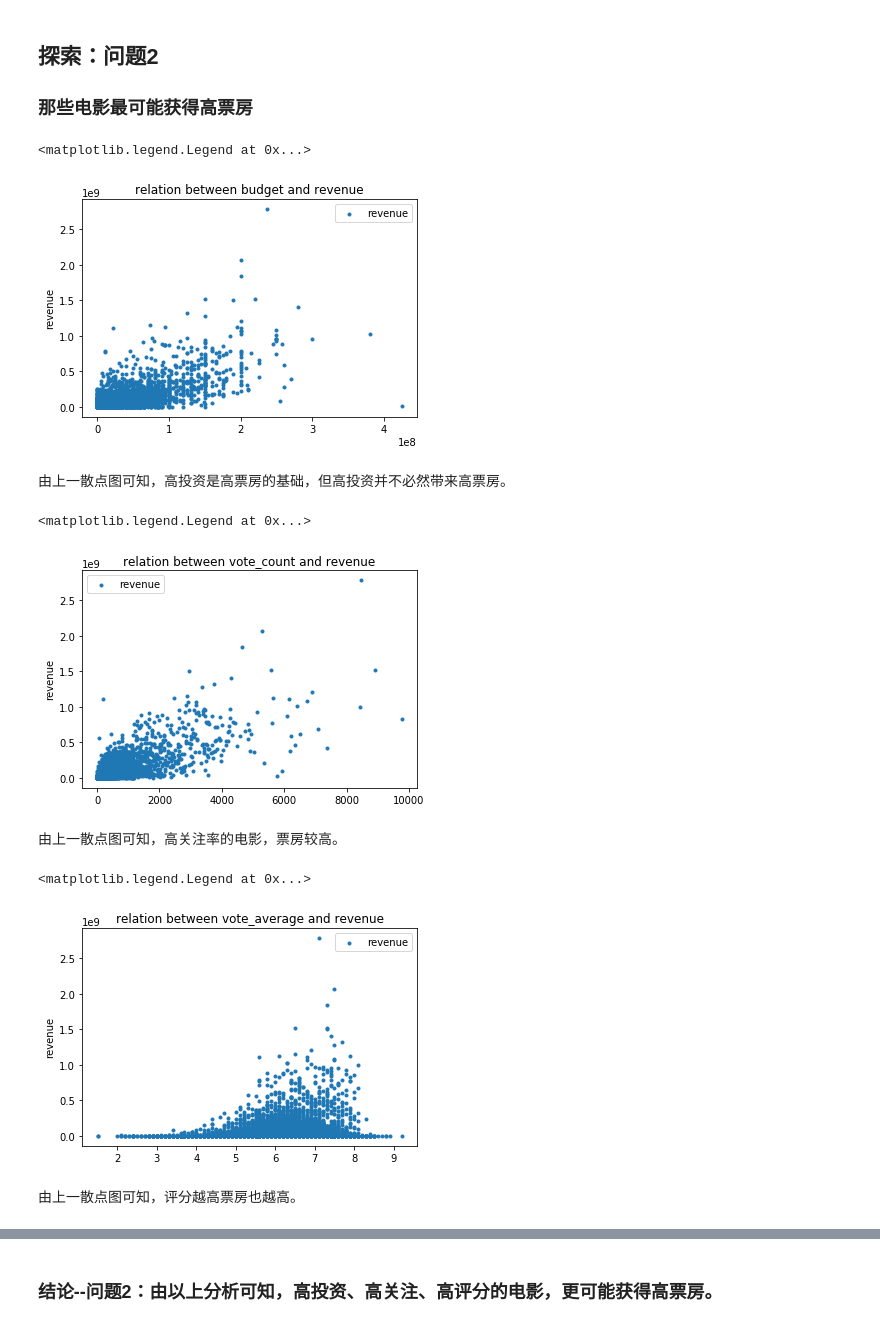
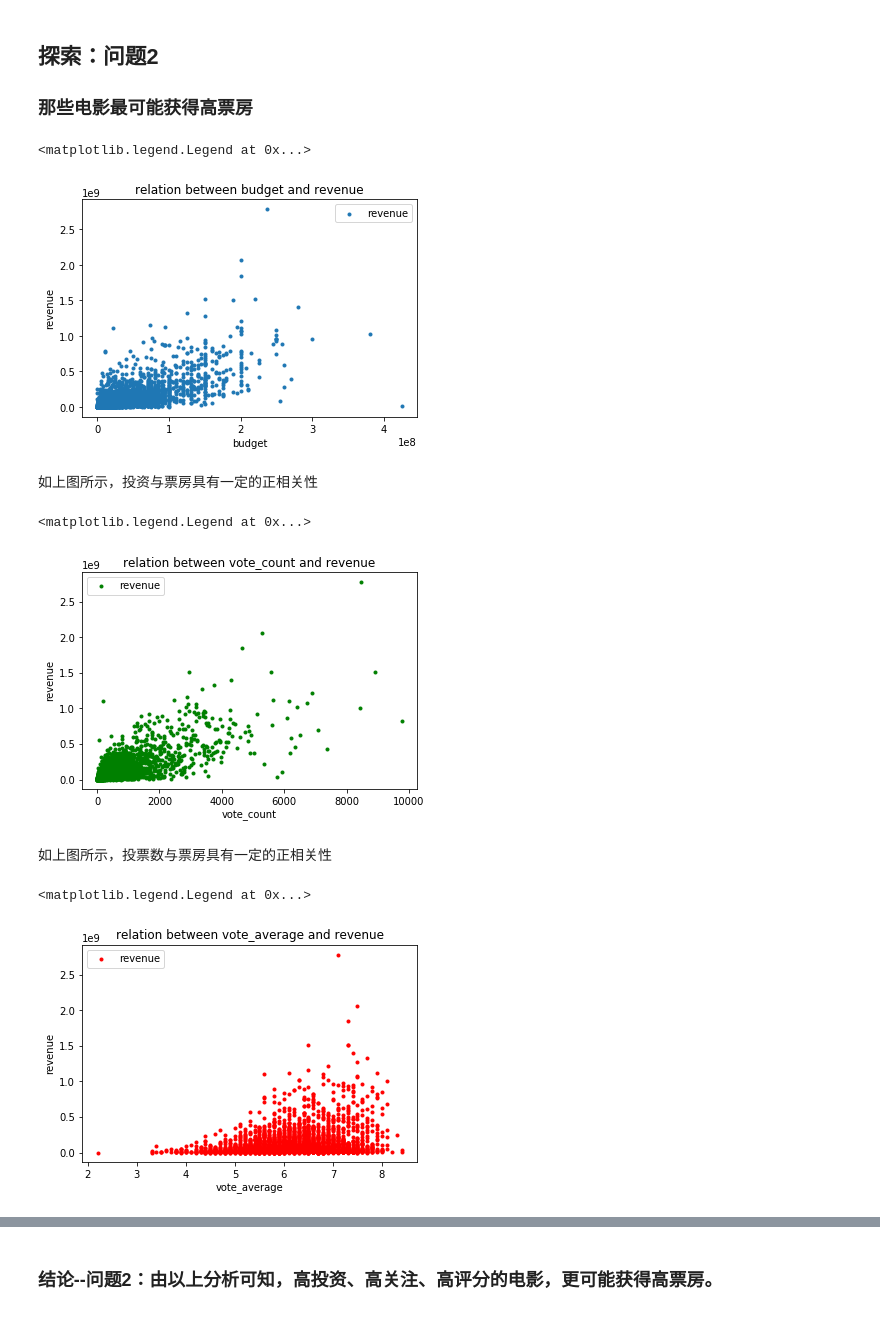
Before and after one commit to ghtian/tmdb-report, a Jupyter notebook: tmdb-mainreport.ipynb, the cells around one changed output, grey strips where cells are left out. Saved outputs shown, nothing was run; the diff lists cells and outputs as text; code cells hidden in the pictures.

```diff
--- a/tmdb-mainreport.ipynb
+++ b/tmdb-mainreport.ipynb
@@ -50,0 +51,17 @@ t_movies.head()
+# %%
+# 清理其中缺失值过多同时与本次分析无关的列
+t_movies.drop(['homepage', 'tagline', 'keywords', 'production_companies'], axis=1, inplace=True)
+# %%
+# 清理包含空值的行
+t_movies.dropna(inplace=True);
+#t_movies.info()
+# %%
+# 经检验，预算与票房的零值太多，因此不作填充，直接删除相应行。
+zerobud_index = t_movies.query('budget==0').index
+t_movies.drop(zerobud_index, axis=0, inplace=True)
+zerorev_index = t_movies.query('revenue==0').index
+t_movies.drop(zerorev_index, axis=0, inplace=True)
+# %%
+# 转换时间类型
+t_movies.release_date = pd.to_datetime(t_movies.release_date)
+t_movies.release_year = pd.to_datetime(t_movies.release_year, format='%Y')
@@ -100,32 +139,33 @@ df_show.sort_values(['release_year'], ascending=True)
 # 研究票房与投资预算的关系
 plt.scatter(t_movies.budget,t_movies.revenue,marker='.')
 plt.title('relation between budget and revenue')
+plt.xlabel('budget');
 plt.ylabel('revenue');
 plt.legend()
 # %% [output]
 <matplotlib.legend.Legend at 0x...>
-[figure, old version]
+[figure, new version]
-# %% [markdown]
-由上一散点图可知，高投资是高票房的基础，但高投资并不必然带来高票房。
+# %% [markdown]
+如上图所示，投资与票房具有一定的正相关性
 # %%
 # 研究票房与投票数的关系
-plt.scatter(t_movies.vote_count,t_movies.revenue,marker='.')
+plt.scatter(t_movies.vote_count,t_movies.revenue,marker='.', color='green')
 plt.title('relation between vote_count and revenue')
+plt.xlabel('vote_count');
 plt.ylabel('revenue');
 plt.legend()
 # %% [output]
 <matplotlib.legend.Legend at 0x...>
-[figure, old version]
+[figure, new version]
-# %% [markdown]
-由上一散点图可知，高关注率的电影，票房较高。
+# %% [markdown]
+如上图所示，投票数与票房具有一定的正相关性
 # %%
 # 研究票房与评分的关系
-plt.scatter(t_movies.vote_average,t_movies.revenue,marker='.')
+plt.scatter(t_movies.vote_average,t_movies.revenue,marker='.', color='red')
 plt.title('relation between vote_average and revenue')
+plt.xlabel('vote_average');
 plt.ylabel('revenue');
 plt.legend()
 # %% [output]
 <matplotlib.legend.Legend at 0x...>
-[figure, old version]
+[figure, new version]
-# %% [markdown]
-由上一散点图可知，评分越高票房也越高。
```
Also changed, not shown: parts of 14 cells of this notebook.
